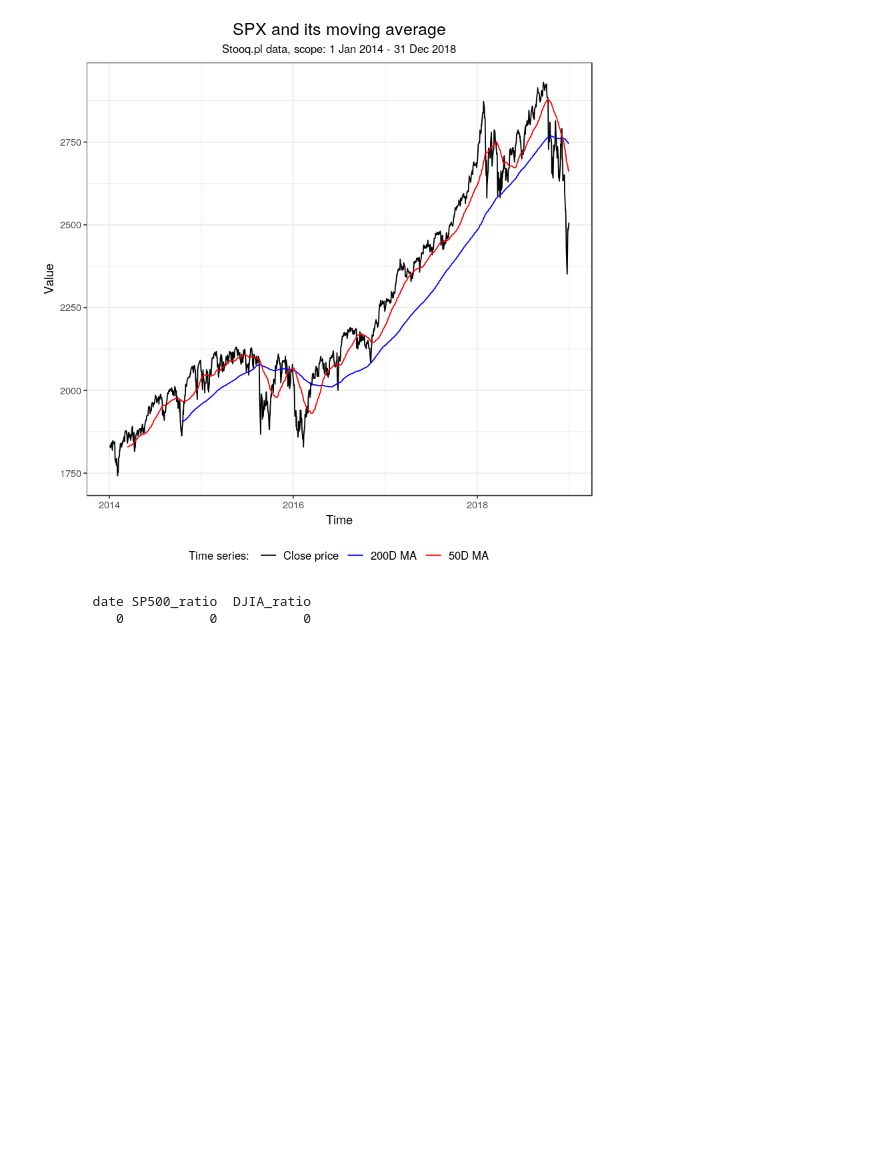
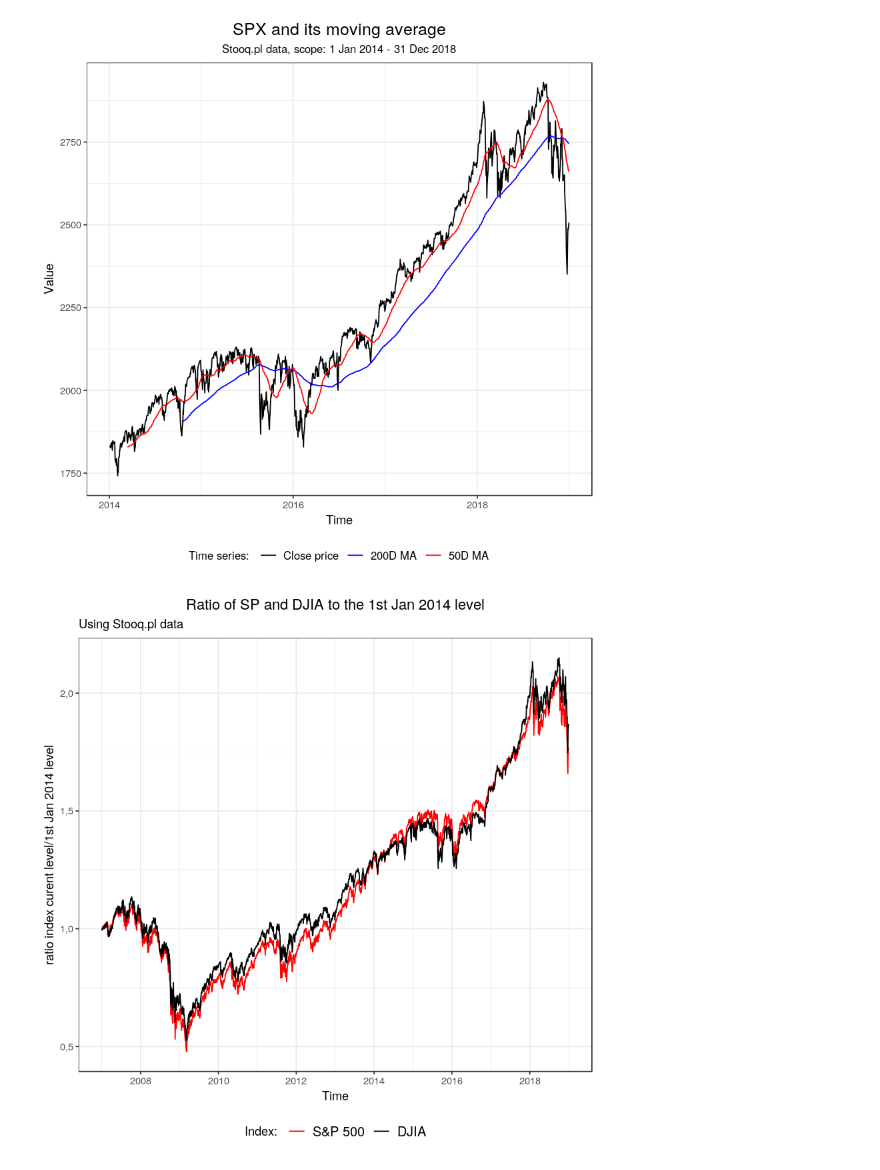
Before and after one commit to wegar-2/GlobalView, a Jupyter notebook: US_stock_indices.ipynb, the cells around one changed output. Cells and saved outputs as stored; diff of their text form; code cells hidden in the pictures; blank space fills up the shorter version.

Commit message:
Added more plots.

```diff
--- a/US_stock_indices.ipynb
+++ b/US_stock_indices.ipynb
@@ -116,32 +116,30 @@ Warning message:
 # %%
 # comparison of DJIA and SPX: relative values
 dtSpx[, SP500_ratio := dtSpx[, close_price]/dtSpx[1, close_price] , ]
 dtDjia[, DJIA_ratio := dtDjia[, close_price]/dtDjia[1, close_price], ]
 
 dtSpxDjia <- dplyr::full_join(x = dtSpx, y = dtDjia, by = c("date" = "date")) %>%
   dplyr::select(date, SP500_ratio, DJIA_ratio) %>%
   data.table::as.data.table()
 
 #colSums(is.na(dtSpxDjia)) # no NAs
 dtSpxDjia <- reshape2::melt(data = dtSpxDjia, id.vars = "date",
                             variable.name = "variable_name",
                             value.name = "index_level", factorsAsStrings = FALSE,
                             measure.vars = c("SP500_ratio", "DJIA_ratio"))
 
 plotSpxDjia <- ggplot2::ggplot(data = dtSpxDjia) +
   ggplot2::aes(x = date, y = index_level, color = variable_name) +
   ggplot2::geom_line() + ggplot2::theme_bw() +
   ggplot2::labs(color = "Index: ") +
   ggplot2::xlab(label = "Time") +
   ggplot2::ylab(label = "ratio index curent level/1st Jan 2014 level") +
   ggplot2::ggtitle(label = "Ratio of SP and DJIA to the 1st Jan 2014 level",
                    subtitle = "Using Stooq.pl data") +
   ggplot2::scale_color_manual(labels = c("S&P 500", "DJIA"), values = c("red", "black")) +
   ggplot2::theme(legend.position = "bottom",
                  legend.text = ggplot2::element_text(size = 12),
-                 plot.title = ggplot2::element_text(hjust = 0.5),
-                 plot.subtitle = ggplot2::element_text(hjust = 0.5))
+                 plot.title = ggplot2::element_text(hjust = 0.5))
 plotSpxDjia
 # %% [output]
-       date SP500_ratio  DJIA_ratio
-          0           0           0
+[figure, added]
```
Also changed, not shown: parts of 1 cell of this notebook.
